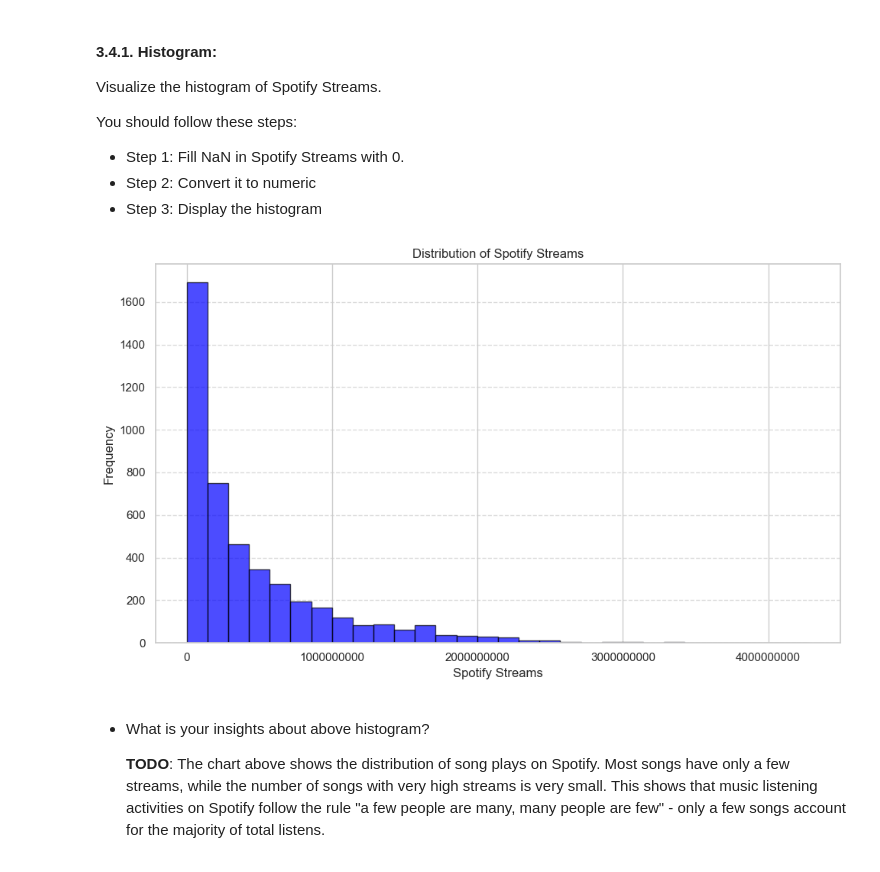
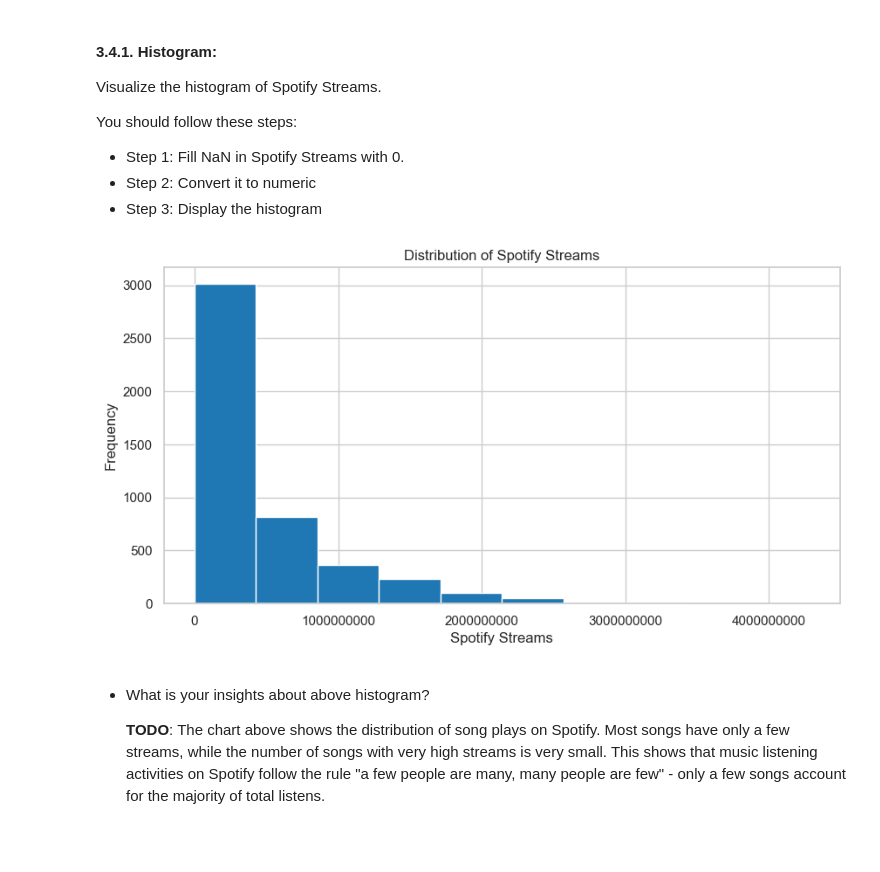
Before and after one commit to PrORain-HCMUS/Programming-for-DS-HW, a Jupyter notebook: Lab 3/Lab 3.ipynb, the cells around one changed output. Saved outputs shown, nothing was run; the diff lists cells and outputs as text; code cells hidden in the pictures.

```diff
--- a/Lab 3/Lab 3.ipynb
+++ b/Lab 3/Lab 3.ipynb
@@ -232,23 +223,33 @@ You should follow these steps:
 - Step 3: Display the histogram
 # %%
 # TODO: Visualize the distribution of Spotify Streams
-# Convert 'Spotify Streams' column to numeric
-df['Spotify Streams'] = pd.to_numeric(df['Spotify Streams'].fillna(0).str.replace(",", ""), errors='coerce')
 
-# Plot histogram
-plt.figure(figsize=(10, 6))
-plt.hist(df['Spotify Streams'], bins=30, color='blue', edgecolor='black', alpha=0.7)
+# Xử lý dữ liệu trong cột 'Spotify Streams' trực tiếp
+df['Spotify Streams'] = df['Spotify Streams'].replace({',': ''}, regex=True)  # Loại bỏ dấu phẩy
+df['Spotify Streams'] = df['Spotify Streams'].fillna(0)  # Điền giá trị NaN bằng 0
+df['Spotify Streams'] = pd.to_numeric(df['Spotify Streams'], downcast='integer')  # Chuyển đổi sang kiểu số
+
+# Vẽ biểu đồ phân phối
+plt.figure(figsize=(10, 5))
+
+plt.hist(df['Spotify Streams'], bins=10, color=(31/255, 119/255, 180/255))
 plt.title('Distribution of Spotify Streams')
 plt.xlabel('Spotify Streams')
 plt.ylabel('Frequency')
-plt.grid(axis='y', linestyle='--', alpha=0.7)
-plt.ticklabel_format(style='plain', axis='x')
-plt.tight_layout()
+plt.yticks(range(0, 3001, 500))
+plt.xticks(range(0, 4000000001, 1000000000))
+
+# Thiết lập định dạng trục x
+plt.gca().xaxis.set_major_formatter(ticker.ScalarFormatter())
+plt.gca().xaxis.get_major_formatter().set_scientific(False)
+plt.gca().xaxis.get_major_formatter().set_useOffset(False)
+
+# Hiển thị biểu đồ
 plt.show()
 
 # raise NotImplementedError()
 # %% [output]
-[figure, old version]
+[figure, new version]
 # %% [markdown]
 - What is your insights about above histogram?
 
```
Also changed, not shown: parts of 2 cells of this notebook.
